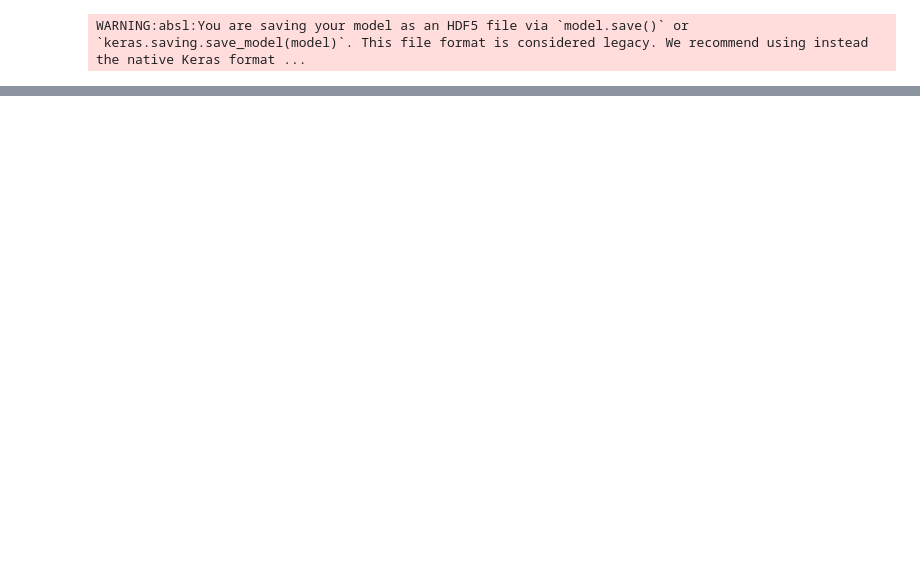
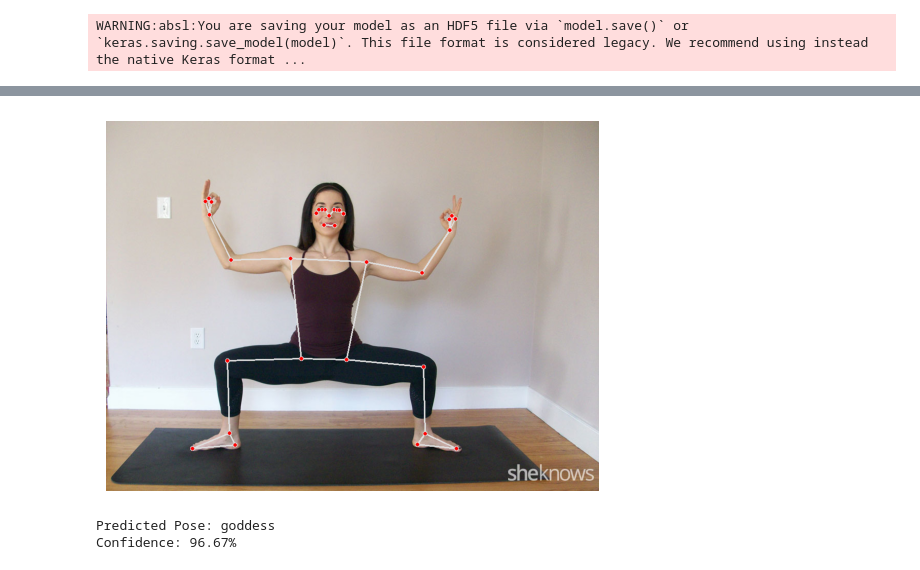
Before and after one commit to sarvansh451/YOGA_POSE_ESTIMATION, a Jupyter notebook: YogaPoseEstimation.ipynb, the cells around one changed output, grey strips where cells are left out. Drawn from its saved outputs; the diff is of its cells as text; code cells hidden in the pictures; blank space fills up the shorter version.

```diff
--- a/YogaPoseEstimation.ipynb
+++ b/YogaPoseEstimation.ipynb
@@ -763,3 +738,0 @@ Predicted Pose: tree, Accuracy: 86.84%
-# %%
-image_path = "C:/Users/KIIT/Documents/jupyter notebook/himanshitreepose.jpg"  # Change this to your image file path
-evaluate_single_image(image_path)
@@ -768,3 +738,0 @@ Predicted Pose: tree, Accuracy: 91.39%
-# %%
-image_path = "C:/Users/KIIT/Documents/jupyter notebook/arushtreepose.jpg"  # Change this to your image file path
-evaluate_single_image(image_path)
@@ -773,3 +738,0 @@ Predicted Pose: tree, Accuracy: 87.23%
-# %%
-image_path = "C:/Users/KIIT/Documents/DATASET/TEST/tree/00000008.jpg"  # Change this to your image file path
-evaluate_single_image(image_path)
@@ -906,0 +1056,10 @@ plt.show()
+# %%
+# Step 10: Test with example image
+test_image_path = "C:/Users/KIIT/Documents/DATASET/TEST/goddess/00000002.jpeg"
+pose_name, confidence = predict_pose(test_image_path)
+print(f"Predicted Pose: {pose_name}")
+print(f"Confidence: {confidence:.2f}%")
+# %% [output]
+[figure, added]
+Predicted Pose: goddess
+Confidence: 96.67%
```
Also changed, not shown: parts of 9 cells of this notebook.
